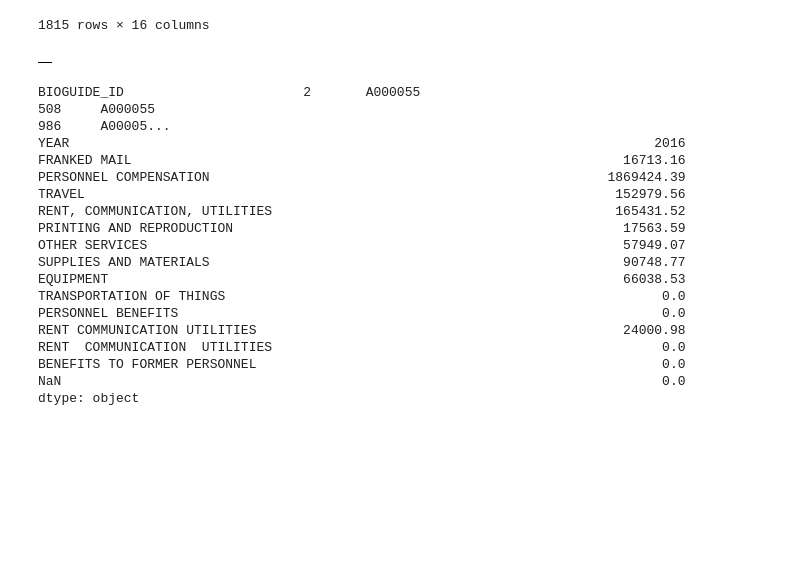
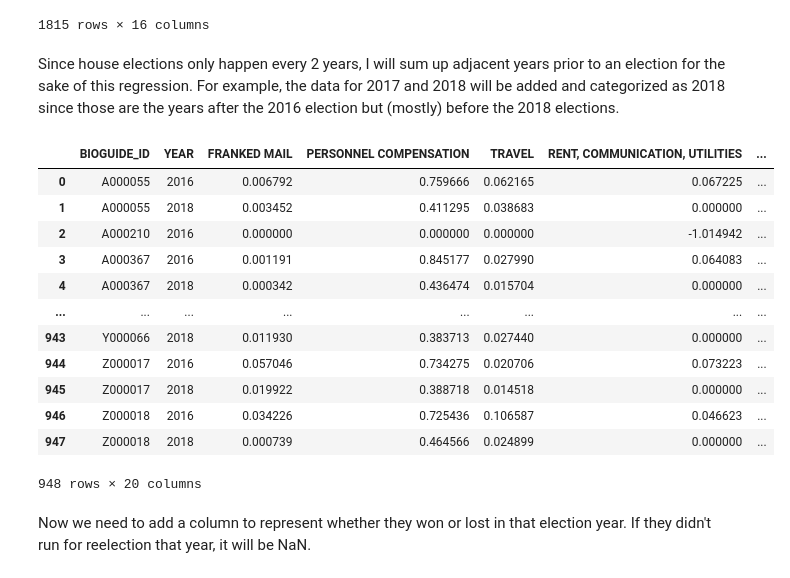
Before and after one commit to AndrewTrackim/cmsc320-final, a Jupyter notebook: final_tutorial.ipynb, the cells around one changed output. Drawn from its saved outputs; the diff is of its cells as text; code cells hidden in the pictures; blank space fills up the shorter version.

Commit message:
added code to format data and add victories (in progress)

```diff
--- a/final_tutorial.ipynb
+++ b/final_tutorial.ipynb
@@ -192,7 +227,7 @@ for year in years:
                     row.append(np.nan)
             spending_data.append(row)
 
-year_spending_df = pd.DataFrame(spending_data)
+year_spending_df = pd.DataFrame(spending_data,columns = ["BIOGUIDE_ID", "YEAR"] + categories.tolist())
 
 # replace the NaNs with 0
 year_spending_df.fillna(0, inplace=True)
@@ -213,46 +248,65 @@ year_spending_df
 | 1813 | Z000017 | 2018 | 110893.14 | 1507166.60 | 49663.32 | 0.00 | ... |
 | 1814 | Z000018 | 2018 | 0.00 | 0.00 | 0.00 | 0.00 | ... |
 1815 rows × 16 columns
+# %% [markdown]
+Since house elections only happen every 2 years, I will sum up adjacent years prior to an election for the sake of this regression. For example, the data for 2017 and 2018 will be added and categorized as 2018 since those are the years after the 2016 election but (mostly) before the 2018 elections.
 # %%
 parts = []
 
 def helper(x):
     years = house_data['YEAR'].unique()
     # add together the first two years
     if years[0] % 2 == 1:
         start = 0
     else:
         start = 1
     #add together the first 2 columns of x
     for i in range(start, len(years), 2):
+        # sum together the money amoutns for the two years
         row = x[i:i+2].sum()
-        row['YEAR'] = years[i+1]
-        row['BIOGUIDE_ID'] = x['BIOGUIDE_ID']
-        parts.append(row)
 
+        #fix bioguide id and year since those also got summed
+        row['YEAR'] = int(years[i+1])
+        row['BIOGUIDE_ID'] = x[0:1]["BIOGUIDE_ID"].values[0]
+
+        # add together all the other columns and then change values to proportions
+        sum = 0
+        for category in categories:
+            sum += row[category]
+
+        # now calculate the proportions
+        success = True
+        for category in categories:
+            if sum != 0:
+                row[category] = row[category] / sum
+            else:
+                success = False
+
+        # if the sum is 0, then they weren't in office for the years so they shouldn't be included
+        if success:
+            parts.append(row)
+
+        # Now check whether or not they won the election for that year
 
 year_spending_df.groupby('BIOGUIDE_ID').apply(helper)
+merged_years_df = pd.DataFrame(parts)
+
+# add party and name info
+merged_years_df = merged_years_df.merge(members, on='BIOGUIDE_ID')
+merged_years_df
 # %% [output]
-|  |
+|  | BIOGUIDE_ID | YEAR | FRANKED MAIL | PERSONNEL COMPENSATION | TRAVEL | RENT, COMMUNICATION, UTILITIES | ... |
+| 0 | A000055 | 2016 | 0.006792 | 0.759666 | 0.062165 | 0.067225 | ... |
+| 1 | A000055 | 2018 | 0.003452 | 0.411295 | 0.038683 | 0.000000 | ... |
+| 2 | A000210 | 2016 | 0.000000 | 0.000000 | 0.000000 | -1.014942 | ... |
+| 3 | A000367 | 2016 | 0.001191 | 0.845177 | 0.027990 | 0.064083 | ... |
+| 4 | A000367 | 2018 | 0.000342 | 0.436474 | 0.015704 | 0.000000 | ... |
+| ... | ... | ... | ... | ... | ... | ... | ... |
+| 943 | Y000066 | 2018 | 0.011930 | 0.383713 | 0.027440 | 0.000000 | ... |
+| 944 | Z000017 | 2016 | 0.057046 | 0.734275 | 0.020706 | 0.073223 | ... |
+| 945 | Z000017 | 2018 | 0.019922 | 0.388718 | 0.014518 | 0.000000 | ... |
+| 946 | Z000018 | 2016 | 0.034226 | 0.725436 | 0.106587 | 0.046623 | ... |
+| 947 | Z000018 | 2018 | 0.000739 | 0.464566 | 0.024899 | 0.000000 | ... |
+948 rows × 20 columns
-# %%
-parts[0]
-# %% [output]
-BIOGUIDE_ID                       2       A000055
-508     A000055
-986     A00005...
-YEAR                                                                           2016
-FRANKED MAIL                                                               16713.16
-PERSONNEL COMPENSATION                                                   1869424.39
-TRAVEL                                                                    152979.56
-RENT, COMMUNICATION, UTILITIES                                            165431.52
-PRINTING AND REPRODUCTION                                                  17563.59
-OTHER SERVICES                                                             57949.07
-SUPPLIES AND MATERIALS                                                     90748.77
-EQUIPMENT                                                                  66038.53
-TRANSPORTATION OF THINGS                                                        0.0
-PERSONNEL BENEFITS                                                              0.0
-RENT COMMUNICATION UTILITIES                                               24000.98
-RENT  COMMUNICATION  UTILITIES                                                  0.0
-BENEFITS TO FORMER PERSONNEL                                                    0.0
-NaN                                                                             0.0
-dtype: object
+# %% [markdown]
+Now we need to add a column to represent whether they won or lost in that election year. If they didn't run for reelection that year, it will be NaN.
```
Also changed, not shown: parts of 6 cells of this notebook.
